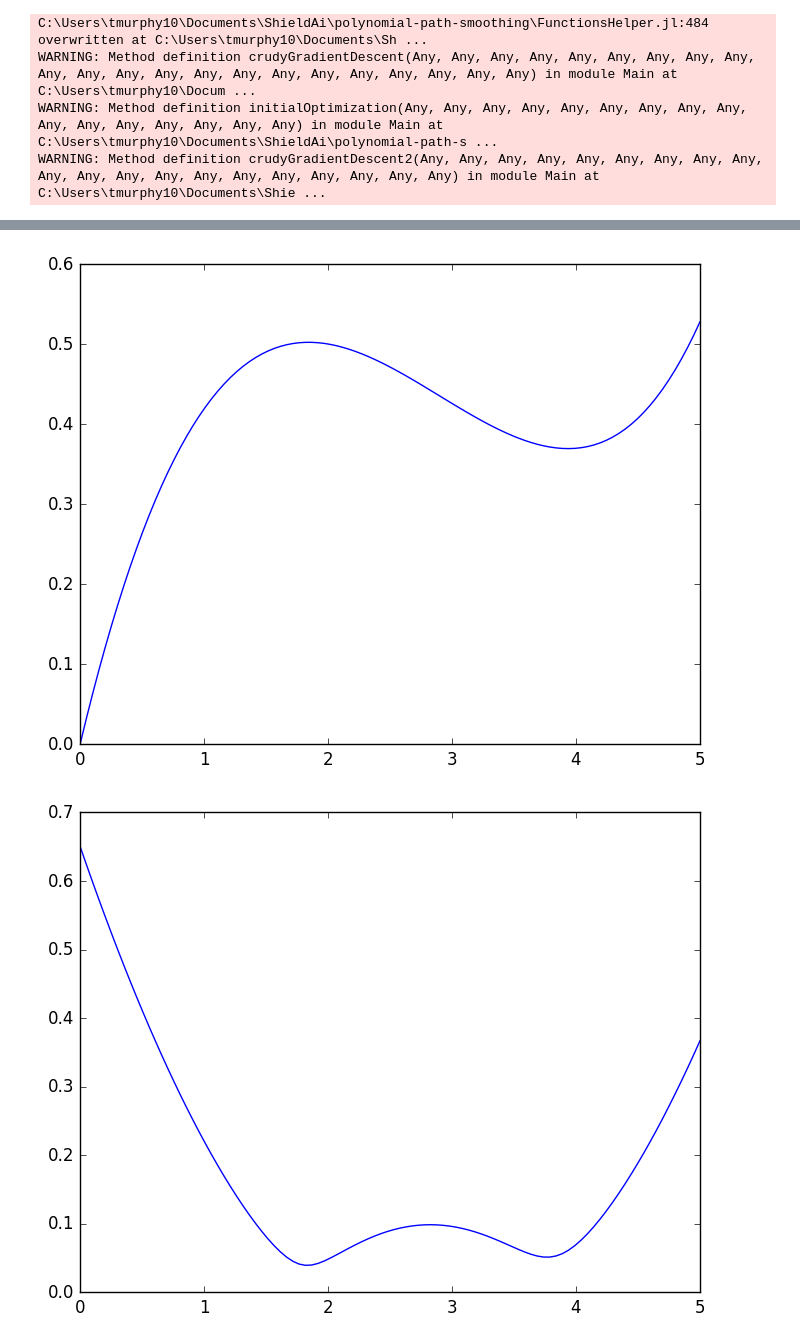
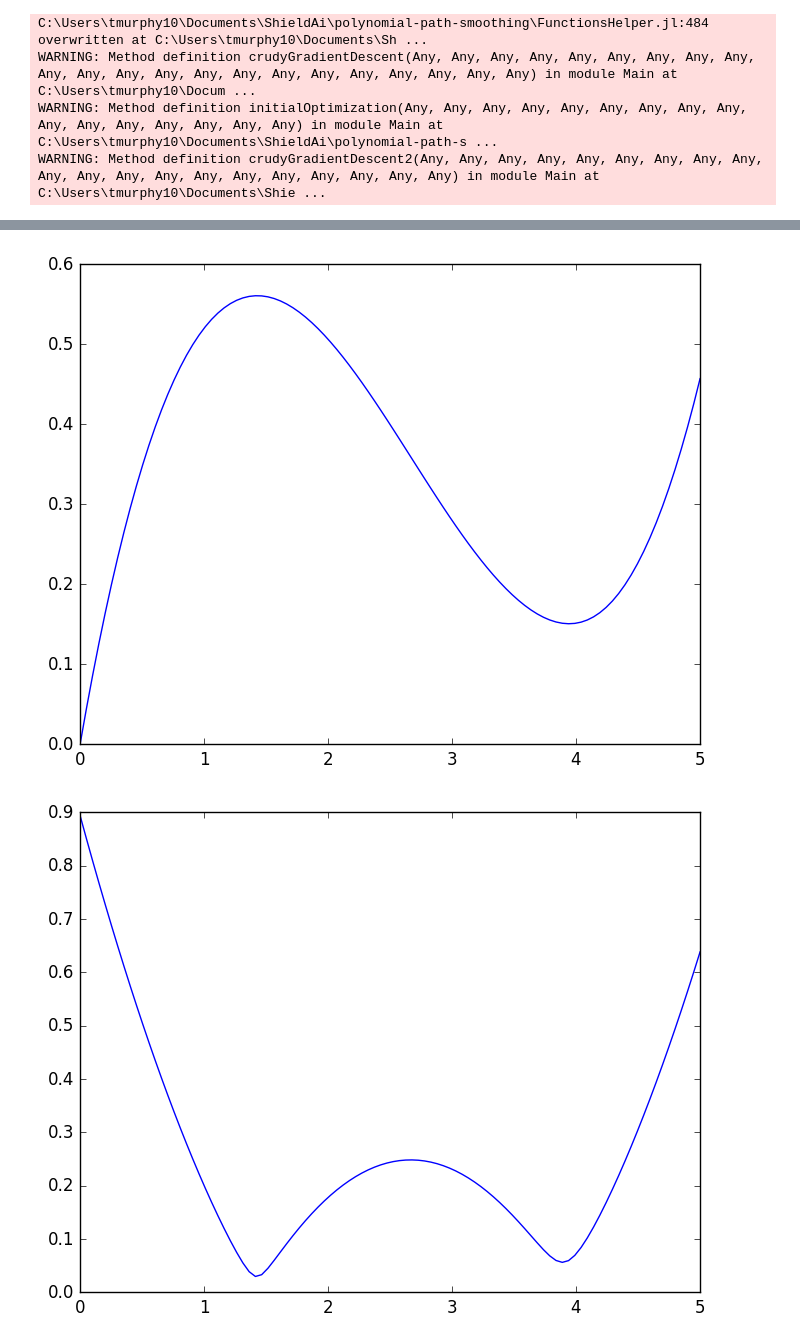
Before and after one commit to stefantj/polynomial-path-smoothing, a Jupyter notebook: LocalPolyPlanner.ipynb, the cells around one changed output, grey strips where cells are left out. Drawn from its saved outputs; the diff is of its cells as text; code cells hidden in the pictures.

```diff
--- a/LocalPolyPlanner.ipynb
+++ b/LocalPolyPlanner.ipynb
@@ -324,4 +328,5 @@ PyObject <matplotlib.image.AxesImage object at 0x...>
 # %%
+plotTimes = linspace(0,times[end],100);
 plot(plotTimes, sqrt(evaluate_poly(x_coeffs,1,plotTimes).^2 + evaluate_poly(y_coeffs,1,plotTimes).^2 + evaluate_poly(z_coeffs,1,plotTimes).^2));
 figure()
 plot(plotTimes, sqrt(evaluate_poly(x_coeffs,2,plotTimes).^2 + evaluate_poly(y_coeffs,2,plotTimes).^2 + evaluate_poly(z_coeffs,2,plotTimes).^2));
@@ -332,5 +337,5 @@ plot(plotTimes, sqrt(evaluate_poly(x_coeffs,3,plotTimes).^2 + evaluate_poly(y_co
-[figure, old version]
+[figure, new version]
-[figure, old version]
+[figure, new version]
 # %%
 println(opt_mat * (x_constr)+[max_vel_vec[1];max_accel_vec[1];0])
 blah = inv( R[(tot_degree-num_free+1):tot_degree, (tot_degree-num_free+1):tot_degree])
```
Also changed, not shown: parts of 2 cells of this notebook.
